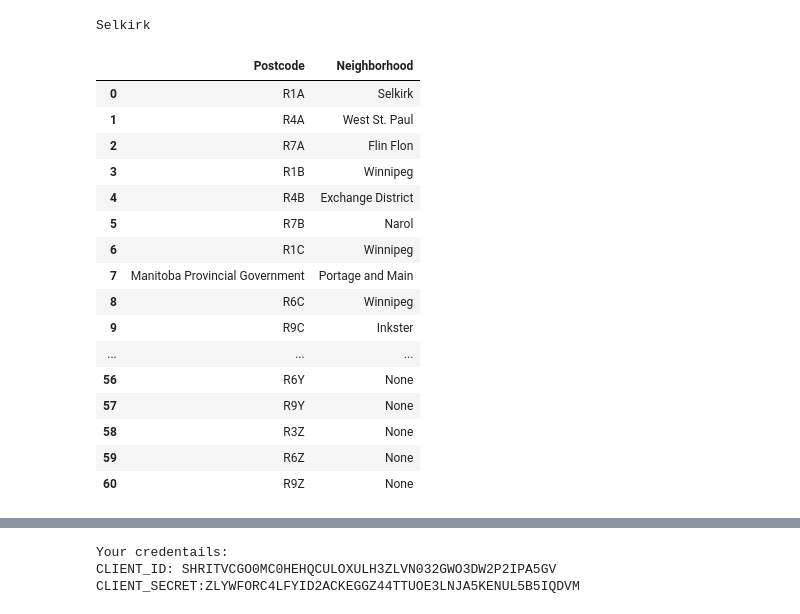
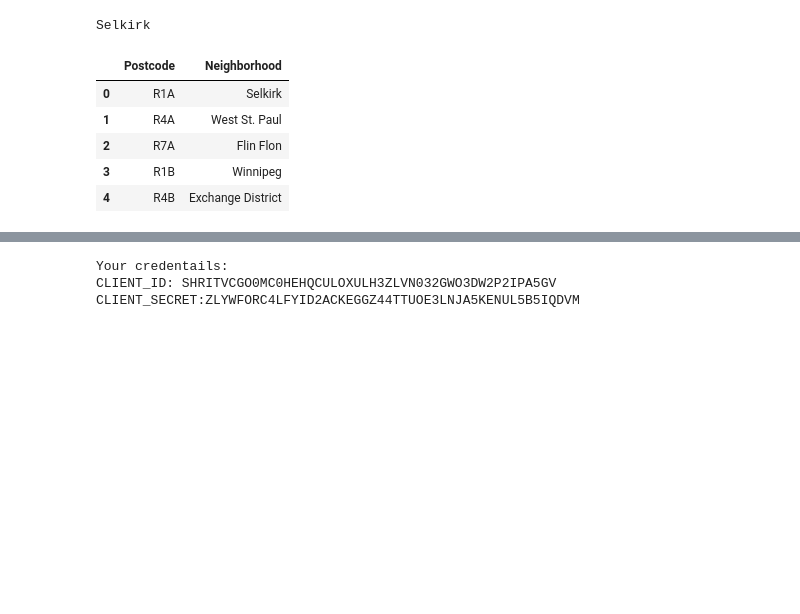
Before and after one commit to sehajdeep/Coursera_Capstone, a Jupyter notebook: Code.ipynb, the cells around one changed output, grey strips where cells are left out. Saved outputs shown, nothing was run; the diff lists cells and outputs as text; code cells hidden in the pictures; blank space fills up the shorter version.

```diff
--- a/Code.ipynb
+++ b/Code.ipynb
@@ -52,45 +52,34 @@ soup = BeautifulSoup(url, 'lxml')
 # %%
 can_zipinfo = soup.find('table') #will get the table by finding the table tag
 col_values = can_zipinfo.find_all('td') #get the values from the td sub elements under the table tag.
 postCode = can_zipinfo.find_all('b')
 neighborhood = can_zipinfo.find_all('a')
 print(neighborhood[0].text)
 #print(sub_col_vals)
 
 postCode_cnt = len(postCode)
 neigh_cnt = len(neighborhood)
 
 postcode = []
 #borough = []
 Neighborhood = []
 
 for i in range(0, postCode_cnt, 3):
     postcode.append(postCode[i].text)
 for i in range(0, neigh_cnt, 3):
     Neighborhood.append(neighborhood[i].text)
 
     df_can_postcode = pd.DataFrame(data=[postcode, Neighborhood]).transpose()
 df_can_postcode.columns = ['Postcode', 'Neighborhood']
-df_can_postcode
+df_can_postcode.head()
 # %% [output]
 Selkirk
 |  | Postcode | Neighborhood |
 | 0 | R1A | Selkirk |
 | 1 | R4A | West St. Paul |
 | 2 | R7A | Flin Flon |
 | 3 | R1B | Winnipeg |
 | 4 | R4B | Exchange District |
-| 5 | R7B | Narol |
-| 6 | R1C | Winnipeg |
-| 7 | Manitoba Provincial Government | Portage and Main |
-| 8 | R6C | Winnipeg |
-| 9 | R9C | Inkster |
-| ... | ... | ... |
-| 56 | R6Y | None |
-| 57 | R9Y | None |
-| 58 | R3Z | None |
-| 59 | R6Z | None |
-| 60 | R9Z | None |
 # %%
 winni_map = folium.Map(location=[49.8951, -97.1384], zoom_start=10)
 # display world map
```
Also changed, not shown: parts of 6 cells of this notebook.
